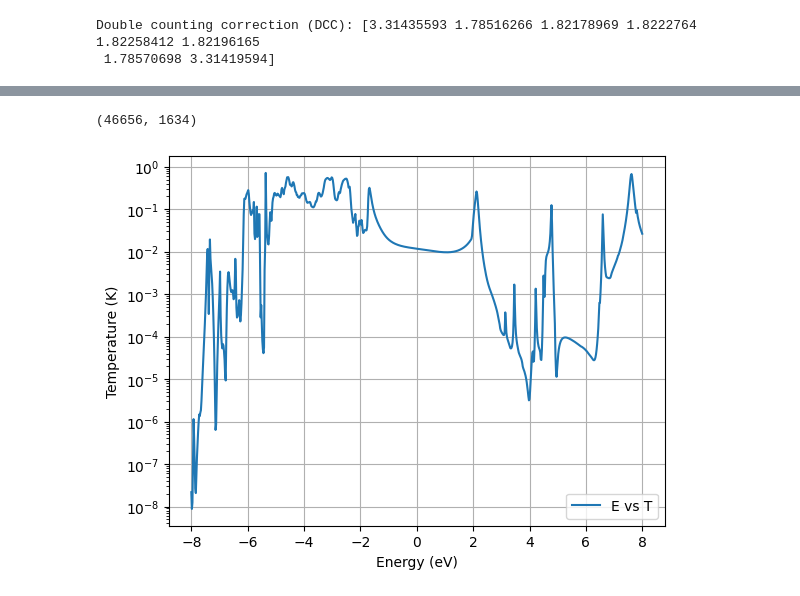
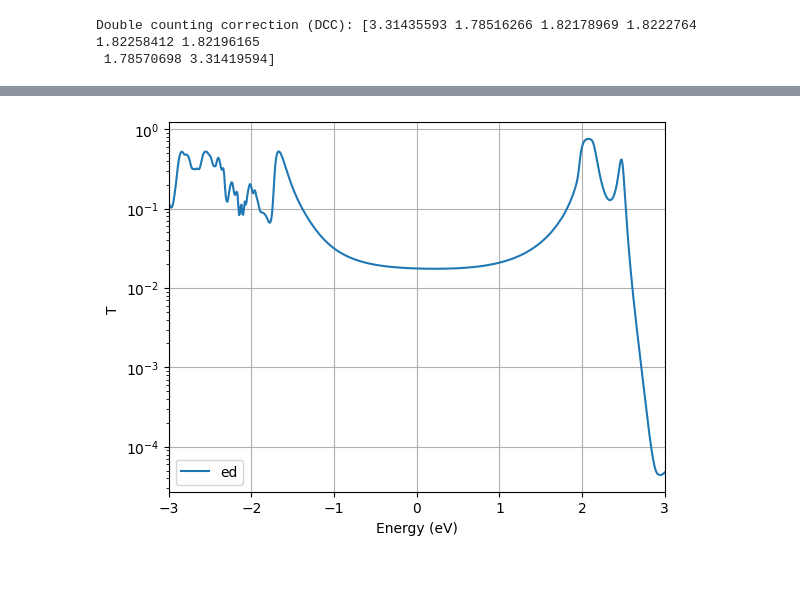
Before and after one commit to aj0337/qtpyt-tests, a Jupyter notebook: gw_edmft/AuBDA14/analysis.ipynb, the cells around one changed output, grey strips where cells are left out. Drawn from its saved outputs; the diff is of its cells as text; code cells hidden in the pictures.

```diff
--- a/gw_edmft/AuBDA14/analysis.ipynb
+++ b/gw_edmft/AuBDA14/analysis.ipynb
@@ -68,15 +68,11 @@ FileNotFoundError: [Errno 2] No such file or directory: 'output/lowdin/ed/self_e
-# %%
-U_pq = np.load('output/lowdin/ed/U_pq.npy')
-print(U_pq.shape)
-# %% [output]
-(46656, 1634)
 # %%
-E,T = np.load('output/lowdin/ed/ET_ref.npy')
-plt.plot(E, T, label='E vs T')
+E,T = np.load('output/lowdin/ed/ET.npy')
+plt.plot(E, T, label='ed')
 plt.xlabel('Energy (eV)')
-plt.ylabel('Temperature (K)')
+plt.ylabel('T ')
 plt.legend()
 plt.yscale('log')
+plt.xlim(-3,3)
 plt.grid()
 # %% [output]
-[figure, old version]
+[figure, new version]
```
Also changed, not shown: parts of 5 cells of this notebook, 1 other file.
